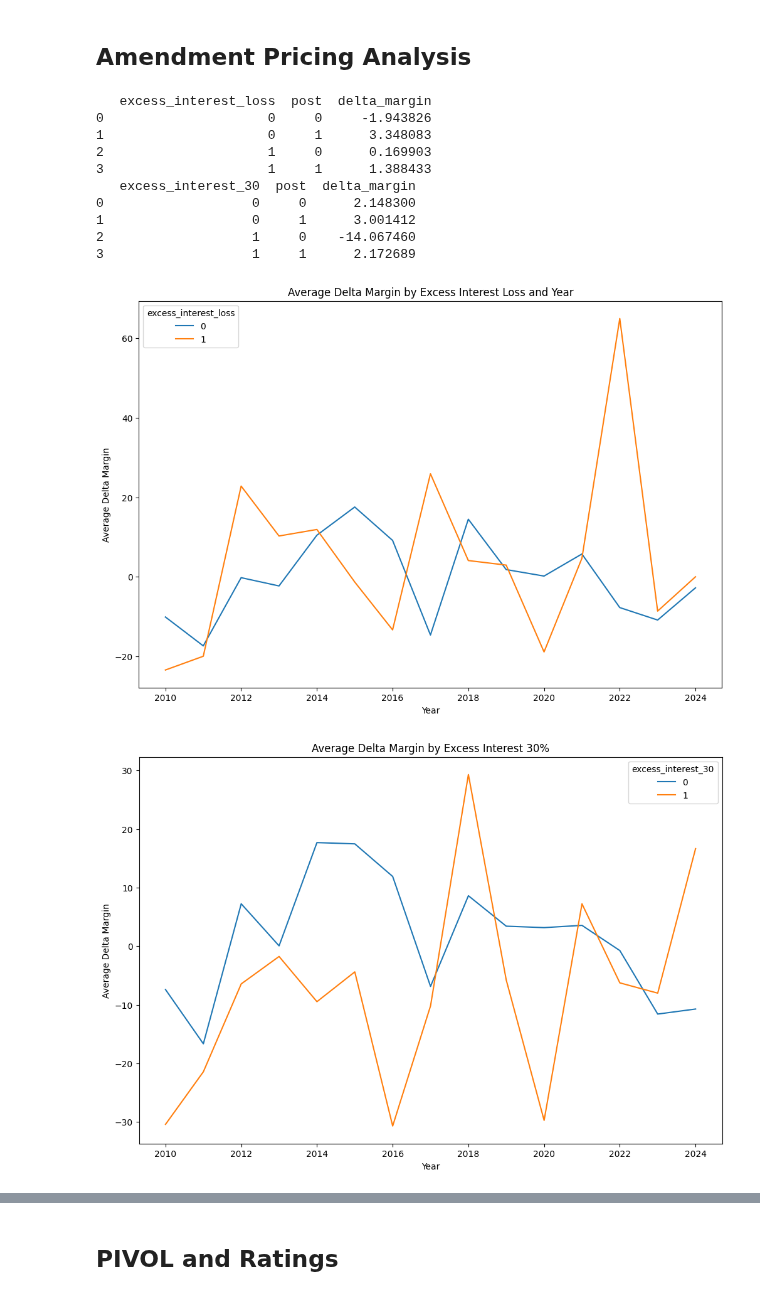
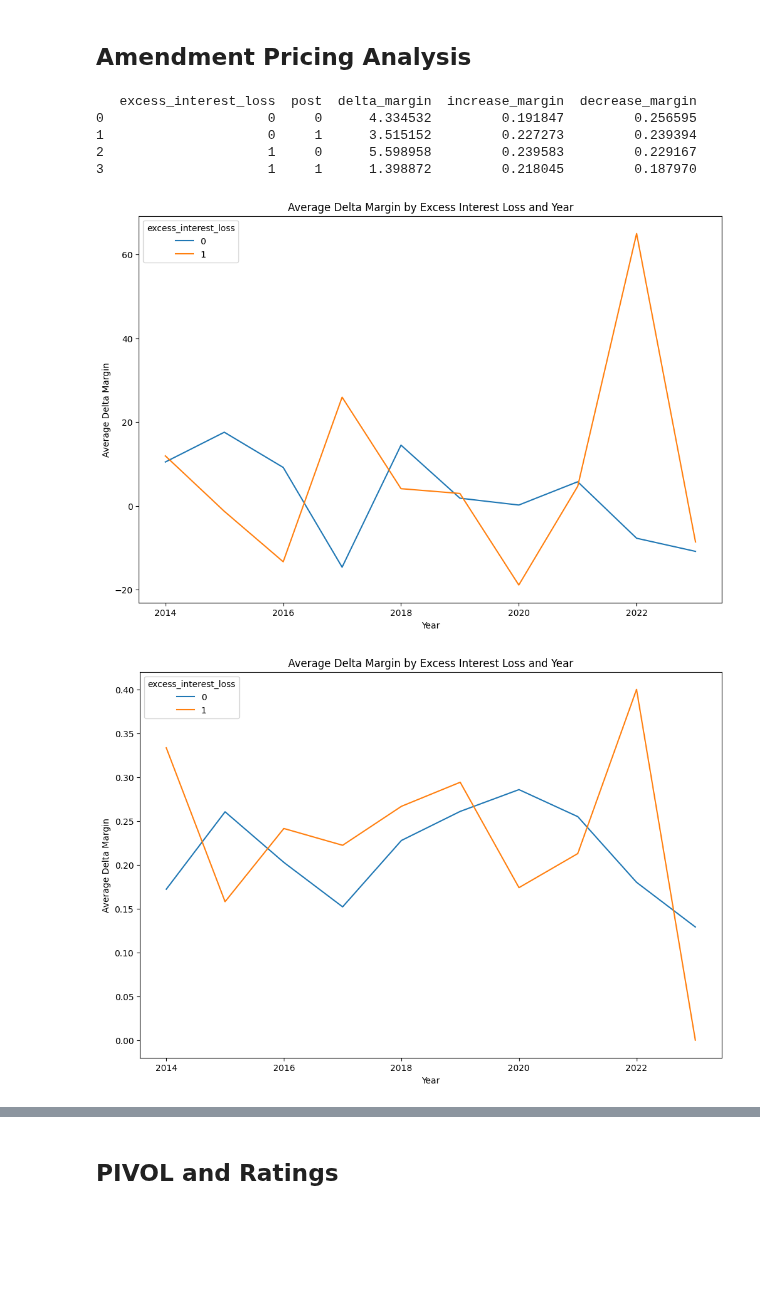
Before and after one commit to zirui-song/interest-deductibility-and-debt-contracting, a Jupyter notebook: Dealscan_Analysis.ipynb, the cells around one changed output, grey strips where cells are left out. Saved outputs shown, nothing was run; the diff lists cells and outputs as text; code cells hidden in the pictures; blank space fills up the shorter version.

```diff
--- a/Dealscan_Analysis.ipynb
+++ b/Dealscan_Analysis.ipynb
@@ -541,7 +541,12 @@ ds_tranche_level = dealscan_data.groupby('lpc_tranche_id').agg({
 ds_tranche_level = ds_tranche_level.sort_values(['borrower_id', 'lpc_deal_id', 'tranche_active_date'])
 # generate ds_delta_margin = difference between current margin_bps and previous margin_bps
 ds_tranche_level['delta_margin'] = ds_tranche_level.groupby(['tranche_type', 'lpc_deal_id'])['margin_bps'].diff()
-ds_delta_margin = ds_tranche_level[['lpc_tranche_id', 'delta_margin']]
+# generate increase_margin = 1 if delta_margin > 0
+ds_tranche_level['increase_margin'] = (ds_tranche_level['delta_margin'] > 0).astype(int)
+ds_tranche_level['decrease_margin'] = (ds_tranche_level['delta_margin'] < 0).astype(int)
+ds_delta_margin = ds_tranche_level[['lpc_tranche_id', 'delta_margin', 'increase_margin', 'decrease_margin']]
+# drop if delta_margin is missing
+ds_delta_margin = ds_delta_margin.dropna(subset=['delta_margin'])
 # %% [markdown]
 ## Merge with Compustat/CRSP
 # %%
@@ -695,6 +700,9 @@ tranche_level_ds_compa = dealscan_comp_crspa_merged.groupby(['lpc_tranche_id']).
     'delta_dcf': 'first',
     'ipodate': 'first',
 }).reset_index()
+
+# drop if year < 2014 or year = 2024
+tranche_level_ds_compa = tranche_level_ds_compa[(tranche_level_ds_compa['year'] >= 2014) & (tranche_level_ds_compa['year'] < 2024)]
 # %% [markdown]
 ## Amendment Pricing Analysis
 # %%
@@ -706,51 +714,53 @@ tranche_level_ds_compa.loc[:, 'post'] = (tranche_level_ds_compa['year'] > 2017).
 delta_margin = tranche_level_ds_compa.merge(ds_delta_margin, how='inner', on=['lpc_tranche_id'])
 # %%
 # collapse data down to excess_interest_loss and year level and keep average delta_margin
+# keep if delta_margin != 0
+#delta_margin = delta_margin[delta_margin['delta_margin'] != 0]
 treat_delta_margin = delta_margin.groupby(['excess_interest_loss', 'year']).agg({
     'delta_margin': 'mean',
-}).reset_index()
-treat_delta_margin_30 = delta_margin.groupby(['excess_interest_30', 'year']).agg({
-    'delta_margin': 'mean',
+    'increase_margin': 'mean',
+    'decrease_margin': 'mean',
 }).reset_index()
 
 # collapse data down to excess_interest_loss and year level and keep average excess_interest_30
 treat_post_delta_margin = delta_margin.groupby(['excess_interest_loss', 'post']).agg({
     'delta_margin': 'mean',
+    'increase_margin': 'mean',
+    'decrease_margin': 'mean',
 }).reset_index()
-treat_post_delta_margin_30 = delta_margin.groupby(['excess_interest_30', 'post']).agg({
-    'delta_margin': 'mean',
-}).reset_index()
+
 
 # print the average delta_margin by excess_interest_loss and post
 print(treat_post_delta_margin)
-
-# print the average delta_margin by excess_interest_loss and post
-print(treat_post_delta_margin_30)
 
 # plot the average delta_margin by excess_interest_loss and year
 plt.figure(figsize=(12, 8))
 sns.lineplot(data=treat_delta_margin, x='year', y='delta_margin', hue='excess_interest_loss')
 plt.title('Average Delta Margin by Excess Interest Loss and Year')
 plt.xlabel('Year')
 plt.ylabel('Average Delta Margin')
 plt.savefig(f"{overleaf_dir}/average_delta_margin_excess_interest_loss_year.png")
-# plot the average delta_margin by excess_interest_loss and post
+
+# plot the average delta_margin by excess_interest_loss and year
 plt.figure(figsize=(12, 8))
-sns.lineplot(data=treat_delta_margin_30, x='year', y='delta_margin', hue='excess_interest_30')
-plt.title('Average Delta Margin by Excess Interest 30%')
+sns.lineplot(data=treat_delta_margin, x='year', y='increase_margin', hue='excess_interest_loss')
+plt.title('Average Delta Margin by Excess Interest Loss and Year')
 plt.xlabel('Year')
 plt.ylabel('Average Delta Margin')
-plt.savefig(f"{overleaf_dir}/average_delta_margin_excess_interest_30_year.png")
+plt.savefig(f"{overleaf_dir}/average_delta_margin_excess_interest_loss_year.png")
+
+# plot the average delta_margin by excess_interest_loss and year
+plt.figure(figsize=(12, 8))
+sns.lineplot(data=treat_delta_margin, x='year', y='decrease_margin', hue='excess_interest_loss')
+plt.title('Average Delta Margin by Excess Interest Loss and Year')
+plt.xlabel('Year')
+plt.ylabel('Average Delta Margin')
+plt.savefig(f"{overleaf_dir}/average_delta_margin_excess_interest_loss_year.png")
 # %% [output]
-   excess_interest_loss  post  delta_margin
-0                     0     0     -1.943826
-1                     0     1      3.348083
-2                     1     0      0.169903
-3                     1     1      1.388433
-   excess_interest_30  post  delta_margin
-0                   0     0      2.148300
-1                   0     1      3.001412
-2                   1     0    -14.067460
-3                   1     1      2.172689
+   excess_interest_loss  post  delta_margin  increase_margin  decrease_margin
+0                     0     0      4.334532         0.191847         0.256595
+1                     0     1      3.515152         0.227273         0.239394
+2                     1     0      5.598958         0.239583         0.229167
+3                     1     1      1.398872         0.218045         0.187970
-[figure, old version]
+[figure, new version]
-[figure, old version]
+[figure, new version]
```
Also changed, not shown: parts of 8 cells of this notebook, 2 other files.
